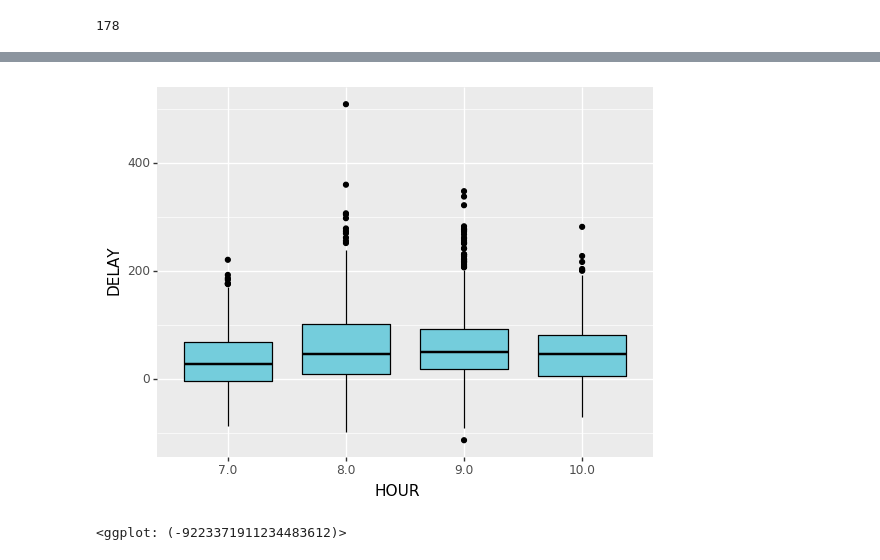
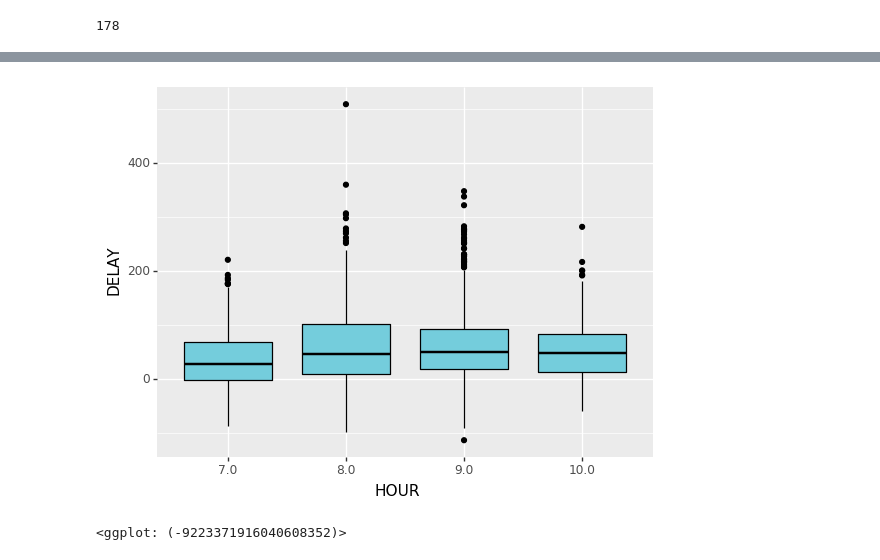
Before and after one commit to hrubajan/da_projekt_gol, a Jupyter notebook: 07_inside_covid.ipynb, the cells around one changed output, grey strips where cells are left out. Cells and saved outputs as stored; diff of their text form; code cells hidden in the pictures.

```diff
--- a/07_inside_covid.ipynb
+++ b/07_inside_covid.ipynb
@@ -61,5 +62,8 @@ New column with just the hour when the bus sent the location/was at the bus stop
 # %%
 for i, x in enumerate(soubor['ORIGIN_TIMESTAMP']):
     hour = x.hour
+    minute = (math.floor(x.minute/10))*(1/6)
     soubor.loc[i,'HOUR'] = hour
+    soubor.loc[i,'MINUTES'] = minute
+    soubor.loc[i,'TIME'] = hour+minute
 # %% [markdown]
@@ -77 +79,3 @@ inside_covid_week = inside_covid[inside_covid['HOUR'].isin([7,8,9,10])]
+# %%
+inside_covid_time = inside_covid[(inside_covid['TIME'] > 7.0)&(inside_covid['TIME'] < 10.3)]
 # %%
@@ -91,12 +96,12 @@ plot_delay_day
 # %%
-inside_covid_week['HOUR_cat'] = inside_covid_week['HOUR'].astype('category')
+inside_covid_time['HOUR_cat'] = inside_covid_time['HOUR'].astype('category')
 
-plotbox_delay_day = ggplot(inside_covid_week, aes(x='HOUR_cat', y='DELAY')) + \
+plotbox_delay_day = ggplot(inside_covid_time, aes(x='HOUR_cat', y='DELAY')) + \
             geom_boxplot(color='black', fill='#74CDDC') + \
             xlab("HOUR") + \
             ylab("DELAY")
 plotbox_delay_day
 # %% [output]
-[figure, old version]
+[figure, new version]
-<ggplot: (-9223371911234483612)>
+<ggplot: (-9223371916040608352)>
 # %%
```
Also changed, not shown: parts of 7 cells of this notebook, 12 other files.
